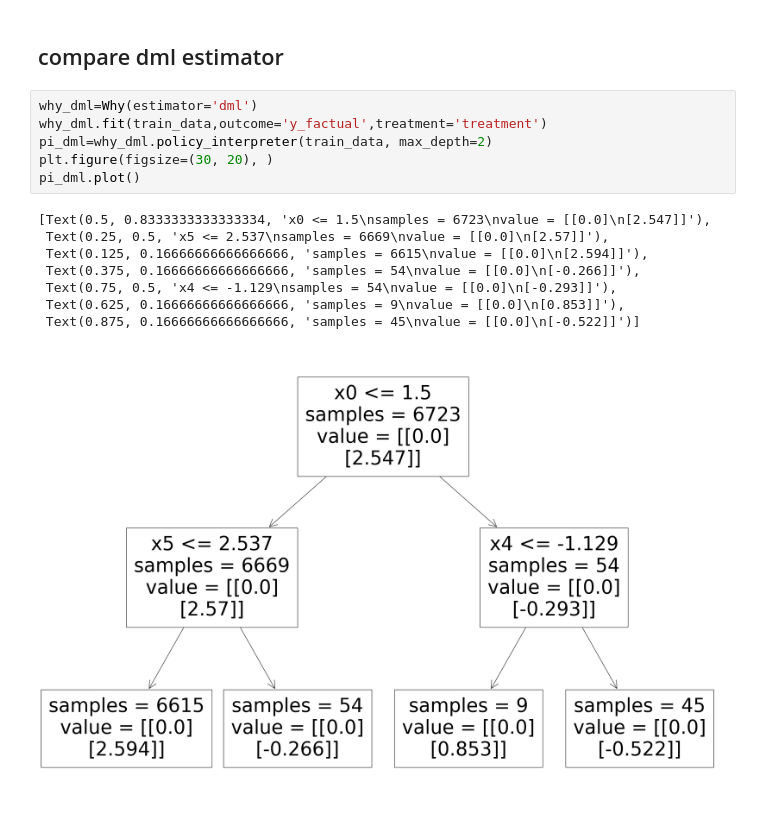
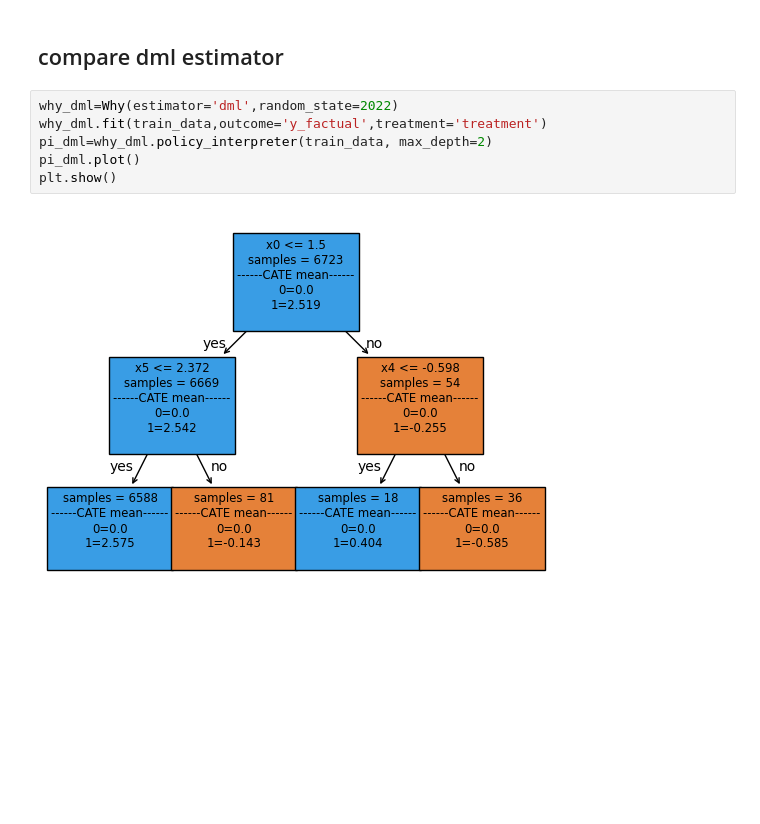
Before and after one commit to DataCanvasIO/YLearn, a Jupyter notebook: example_usages/case_study_ihdp.ipynb, the cells around one changed output. Saved outputs shown, nothing was run; the diff lists cells and outputs as text; blank space fills up the shorter version.

```diff
--- a/example_usages/case_study_ihdp.ipynb
+++ b/example_usages/case_study_ihdp.ipynb
@@ -252,19 +235,12 @@ Conclusion: increasing the maximum depth of the policy tree, may improve the per
 # %% [markdown]
 ## compare dml estimator
 # %%
-why_dml=Why(estimator='dml')
+why_dml=Why(estimator='dml',random_state=2022)
 why_dml.fit(train_data,outcome='y_factual',treatment='treatment')
 pi_dml=why_dml.policy_interpreter(train_data, max_depth=2)
-plt.figure(figsize=(30, 20), )
 pi_dml.plot()
+plt.show()
 # %% [output]
-[Text(0.5, 0.8333333333333334, 'x0 <= 1.5\nsamples = 6723\nvalue = [[0.0]\n[2.547]]'),
- Text(0.25, 0.5, 'x5 <= 2.537\nsamples = 6669\nvalue = [[0.0]\n[2.57]]'),
- Text(0.125, 0.16666666666666666, 'samples = 6615\nvalue = [[0.0]\n[2.594]]'),
- Text(0.375, 0.16666666666666666, 'samples = 54\nvalue = [[0.0]\n[-0.266]]'),
- Text(0.75, 0.5, 'x4 <= -1.129\nsamples = 54\nvalue = [[0.0]\n[-0.293]]'),
- Text(0.625, 0.16666666666666666, 'samples = 9\nvalue = [[0.0]\n[0.853]]'),
- Text(0.875, 0.16666666666666666, 'samples = 45\nvalue = [[0.0]\n[-0.522]]')]
-[figure, old version]
+[figure, new version]
 # %%
 def policy_from_ti_dml(row):
```
Also changed, not shown: parts of 10 cells of this notebook.
